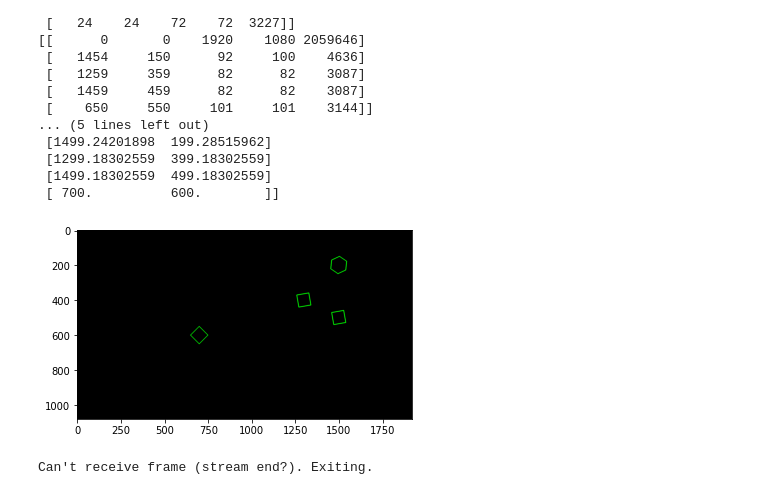
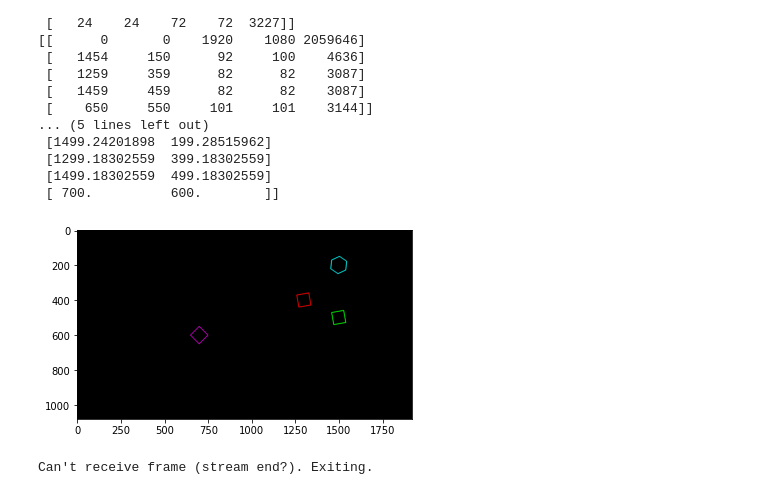
Before and after one commit to luxshan21/Image_Processing_Works_190364C, a Jupyter notebook: Assignments/Assignment_03/Assignment_03_190364C.ipynb, the cells around one changed output. Saved outputs shown, nothing was run; the diff lists cells and outputs as text; code cells hidden in the pictures.

```diff
--- a/Assignments/Assignment_03/Assignment_03_190364C.ipynb
+++ b/Assignments/Assignment_03/Assignment_03_190364C.ipynb
@@ -95,15 +95,21 @@ Number of connected components detected in the conveyor_f100 image :  5
 # %%
 contours_hexnut_template, hierarchy_hexnut_template = cv.findContours(closing_hexnut_template, cv.RETR_EXTERNAL, cv.CHAIN_APPROX_SIMPLE) # source image, retrieval mode, contour approximation method
 contours_squarenut_template, hierarchy_squarenut_template = cv.findContours(closing_squarenut_template, cv.RETR_EXTERNAL, cv.CHAIN_APPROX_SIMPLE)
 contours_conveyor_f100, hierarchy_conveyor_f100 = cv.findContours(closing_conveyor_f100, cv.RETR_EXTERNAL, cv.CHAIN_APPROX_SIMPLE)
 
 # Visualizing contours
 im_contours_belt = np.zeros((cv.cvtColor(conveyor_f100, cv.COLOR_BGR2GRAY).shape[0],cv.cvtColor(conveyor_f100, cv.COLOR_BGR2GRAY).shape[1],3), np.uint8)
-conts = cv.drawContours(im_contours_belt, contours_conveyor_f100, -1, (0,255,0), 3).astype('uint8') # -1 will draw all the contours
+conts = cv.drawContours(im_contours_belt, contours_conveyor_f100, 0, (255,0,255), 3).astype('uint8') # -1 will draw all the contours
+conts1 = cv.drawContours(im_contours_belt, contours_conveyor_f100, 2, (255,0,0), 3).astype('uint8')
+conts2 = cv.drawContours(im_contours_belt, contours_conveyor_f100, 3, (0,255,255), 3).astype('uint8')
+conts3 = cv.drawContours(im_contours_belt, contours_conveyor_f100, 1, (0,255,0), 3).astype('uint8')
 plt.imshow(conts)
+plt.imshow(conts1)
+plt.imshow(conts2)
+plt.imshow(conts3)
 plt.show()
 # %% [output]
-[figure, old version]
+[figure, new version]
 # %%
 cv.namedWindow('Conveyor', cv.WINDOW_NORMAL)
 cap = cv.VideoCapture('conveyor.mp4')
```
Also changed, not shown: 1 other file.
